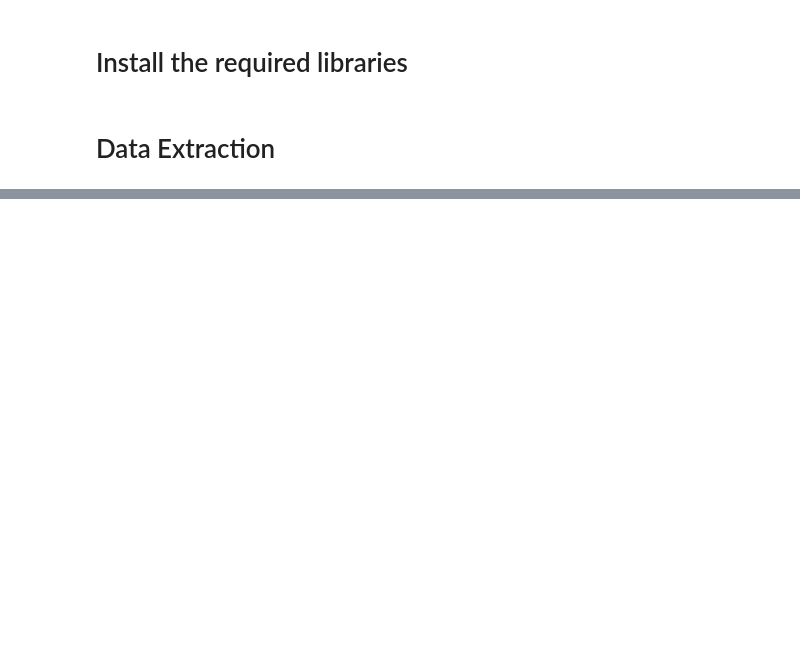
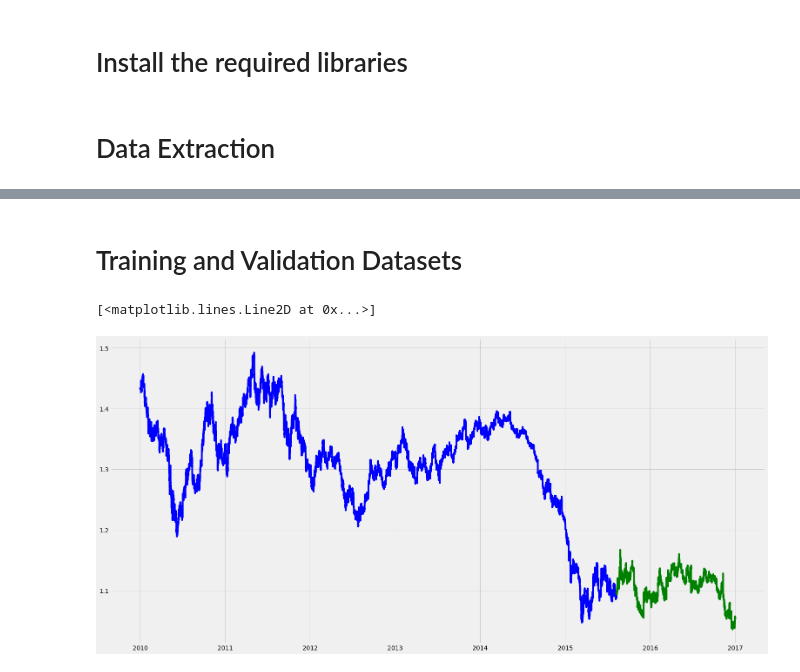
Before and after one commit to ayoubbensakhria/finance_algo, a Jupyter notebook: FXPROBOT.ipynb, the cells around one changed output, grey strips where cells are left out. Cells and saved outputs as stored; diff of their text form; code cells hidden in the pictures; blank space fills up the shorter version.

```diff
--- a/FXPROBOT.ipynb
+++ b/FXPROBOT.ipynb
@@ -172,0 +152,10 @@ plot_macd(macd['Close'], macd)
+# %% [markdown]
+# Training and Validation Datasets
+# %%
+# using scikitlearn to split the dataset into 80% training and 20% validation datasets
+df_train, df_valid = train_test_split(df, train_size = 0.8, shuffle=False)
+plt.plot(df_train['Close'], color='blue')
+plt.plot(df_valid['Close'], color='green')
+# %% [output]
+[<matplotlib.lines.Line2D at 0x...>]
+[figure, added]
```
Also changed, not shown: parts of 8 cells of this notebook.
